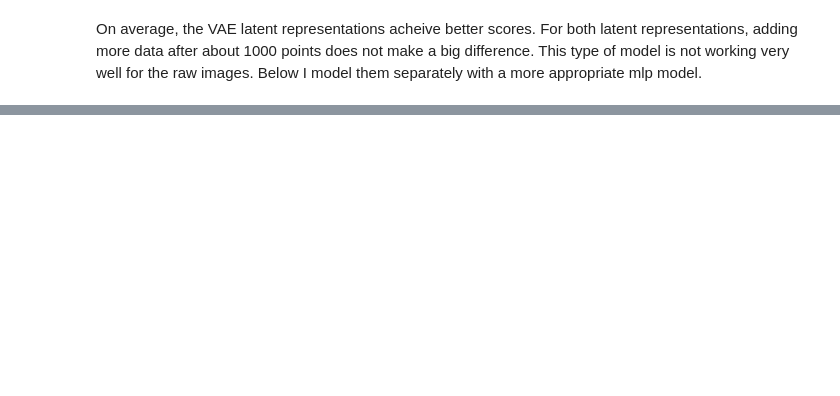
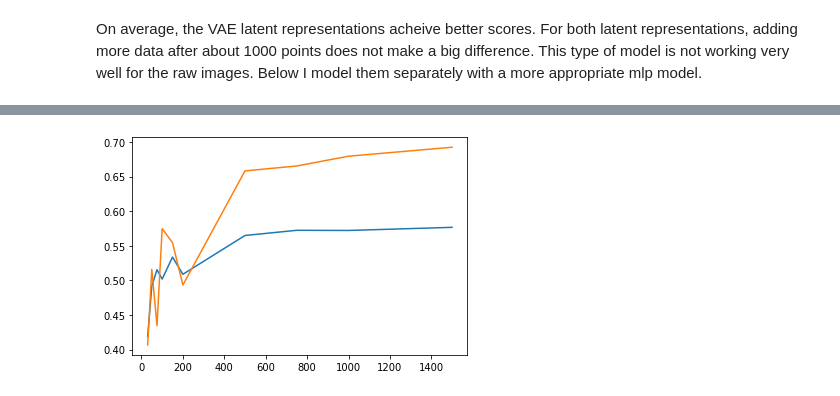
Before and after one commit to SamShowalter/CS273_Final_Project_VAE, a Jupyter notebook: notebooks/cleaner_analysis.ipynb, the cells around one changed output, grey strips where cells are left out. Saved outputs shown, nothing was run; the diff lists cells and outputs as text; code cells hidden in the pictures; blank space fills up the shorter version.

```diff
--- a/notebooks/cleaner_analysis.ipynb
+++ b/notebooks/cleaner_analysis.ipynb
@@ -231,0 +245,7 @@ plt.show()
+# %%
+plt.figure(figsize=(6,4))
+plt.plot(ns_new, res_)
+plt.plot(ns_new, res2_)
+plt.show()
+# %% [output]
+[figure, added]
```
Also changed, not shown: parts of 8 cells of this notebook, 1 other file.
